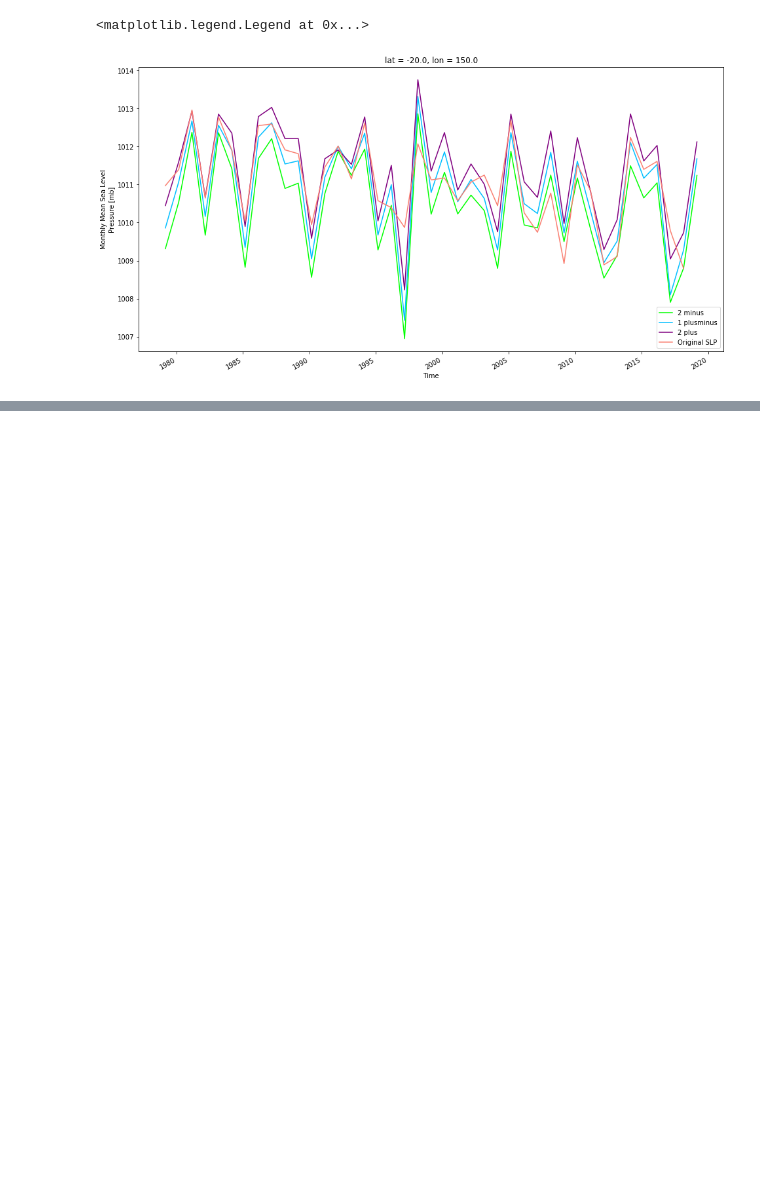
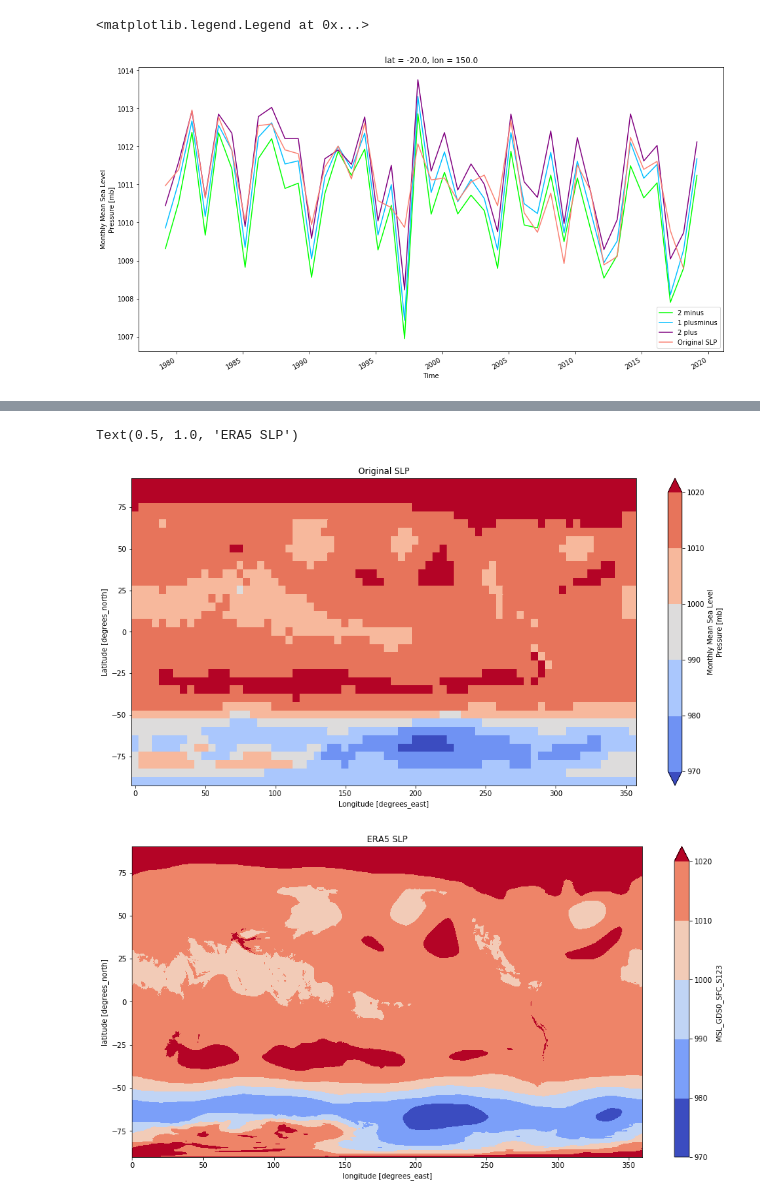
Before and after one commit to medhap02/AllIndiaRainfall, a Jupyter notebook: src/ERA5DatasetComparisons.ipynb, the cells around one changed output, grey strips where cells are left out. Saved outputs shown, nothing was run; the diff lists cells and outputs as text; code cells hidden in the pictures; blank space fills up the shorter version.

```diff
--- a/src/ERA5DatasetComparisons.ipynb
+++ b/src/ERA5DatasetComparisons.ipynb
@@ -79,7 +79,7 @@ Attributes:
     valid_range:   [-1.8 45. ]
     _ChunkSizes:   [  1  89 180]
 # %%
-slpdat = xr.open_dataset('slp.mnmean.real.nc')
+slpdat = xr.open_dataset('data/slp.mnmean.real.nc')
 print(slpdat)
 slp1 = slpdat['slp']
 slp1
@@ -210,0 +265,11 @@ plt.legend(loc='lower right')
+# %%
+plt.figure(figsize=(16,8))
+slp1.sel(time=slice('2019-05-01','2019-05-01')).plot(levels=np.arange(970, 1030, 10),cmap='coolwarm')
+plt.title('Original SLP', color = 'black')
+plt.figure(figsize=(16,8))
+slpERA5.sel(time=slice('2019-05-01','2019-05-01')).plot(levels=np.arange(970, 1030, 10),cmap='coolwarm')
+plt.title('ERA5 SLP', color = 'black')
+# %% [output]
+Text(0.5, 1.0, 'ERA5 SLP')
+[figure, added]
+[figure, added]
```
Also changed, not shown: parts of 11 cells of this notebook.
